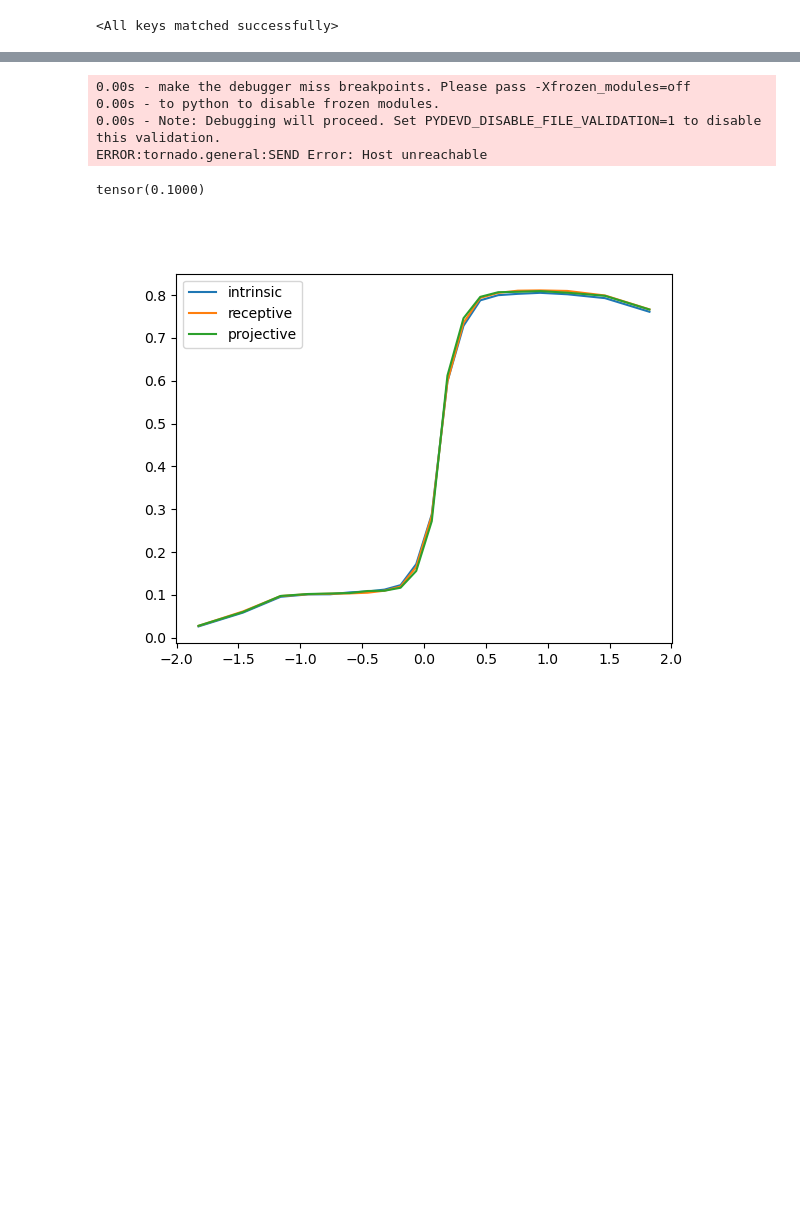
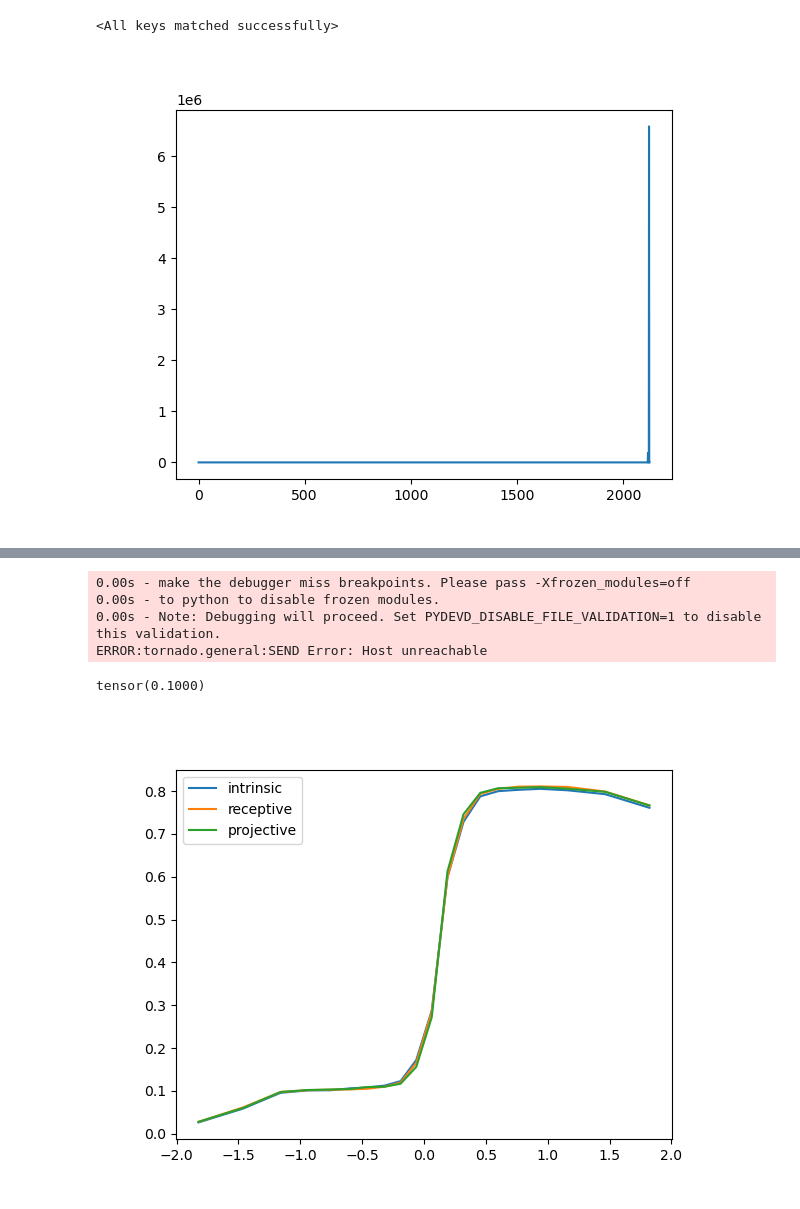
Before and after one commit to landoskape/mcn2024-psets, a Jupyter notebook: intrinsic-excitability/perturb.ipynb, the cells around one changed output, grey strips where cells are left out. Cells and saved outputs as stored; diff of their text form; code cells hidden in the pictures; blank space fills up the shorter version.

```diff
--- a/intrinsic-excitability/perturb.ipynb
+++ b/intrinsic-excitability/perturb.ipynb
@@ -64,6 +67,12 @@ net = model_constructor(
 net.load_state_dict(model)
 # %% [output]
 <All keys matched successfully>
+# %%
+plt.close('all')
+plt.plot(train_loss.detach())
+plt.show()
+# %% [output]
+[figure, added]
 # %%
 pnet = deepcopy(net)
 pnet = pnet.to(device)
```
Also changed, not shown: parts of 2 cells of this notebook, 2 other files.
